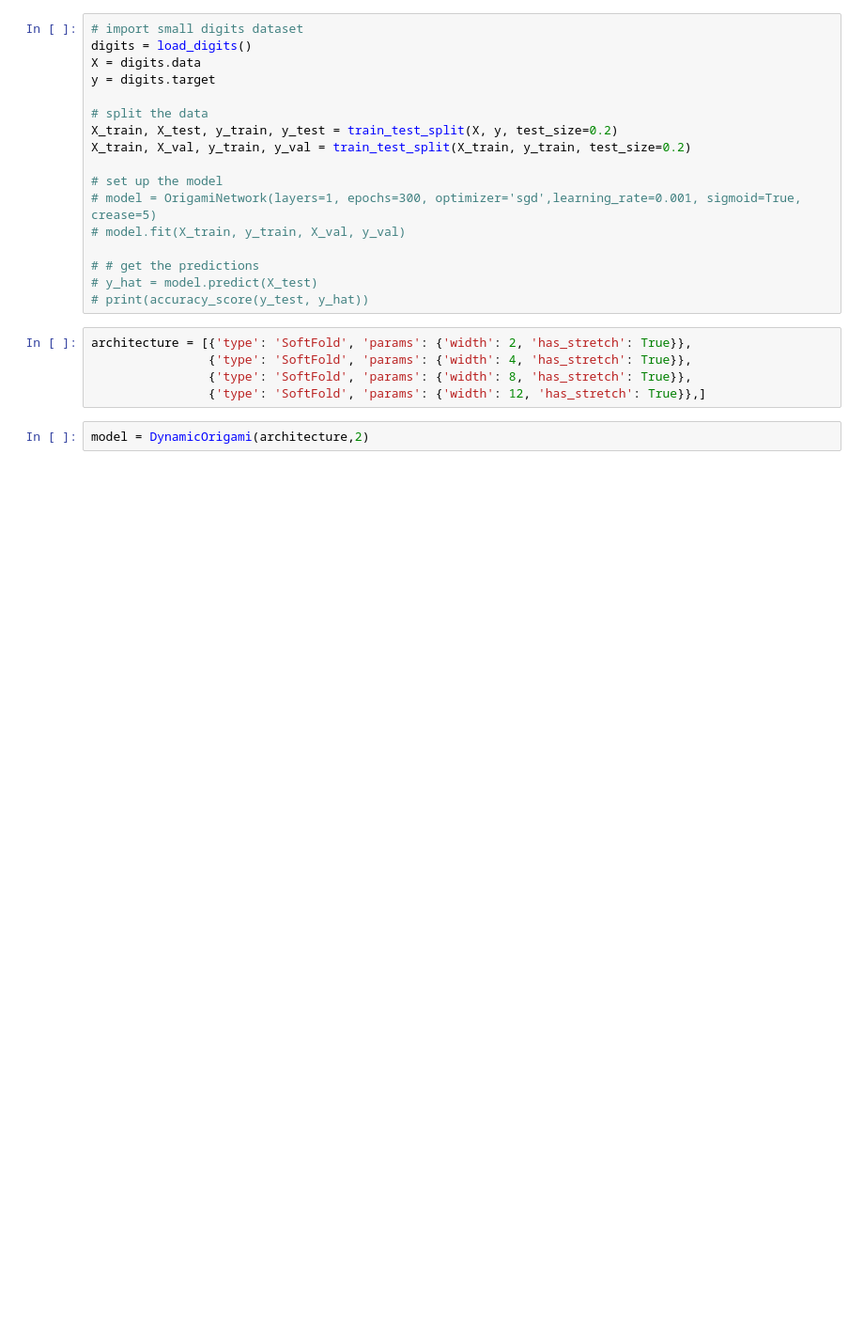
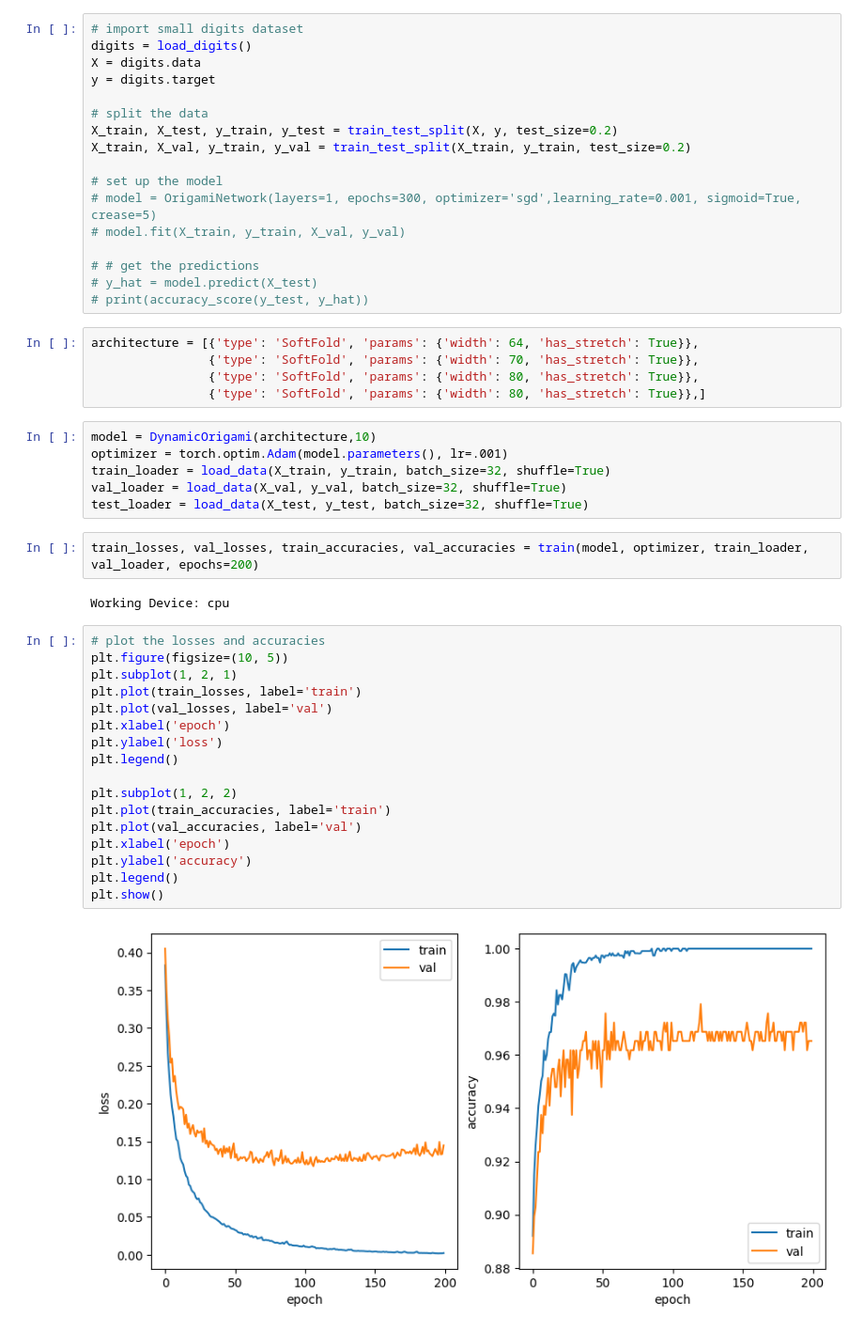
Before and after one commit to binDebug3/FoldAndCutNetworks, a Jupyter notebook: d-sam.ipynb, the cells around one changed output. Shown at 94% size. Cells and saved outputs as stored; diff of their text form; blank space fills up the shorter version.

Commit message:
tested model

```diff
--- a/d-sam.ipynb
+++ b/d-sam.ipynb
@@ -34,9 +35,36 @@ X_train, X_val, y_train, y_val = train_test_split(X_train, y_train, test_size=0.
 # y_hat = model.predict(X_test)
 # print(accuracy_score(y_test, y_hat))
 # %%
-architecture = [{'type': 'SoftFold', 'params': {'width': 2, 'has_stretch': True}},
-                {'type': 'SoftFold', 'params': {'width': 4, 'has_stretch': True}},
-                {'type': 'SoftFold', 'params': {'width': 8, 'has_stretch': True}},
-                {'type': 'SoftFold', 'params': {'width': 12, 'has_stretch': True}},]
+architecture = [{'type': 'SoftFold', 'params': {'width': 64, 'has_stretch': True}},
+                {'type': 'SoftFold', 'params': {'width': 70, 'has_stretch': True}},
+                {'type': 'SoftFold', 'params': {'width': 80, 'has_stretch': True}},
+                {'type': 'SoftFold', 'params': {'width': 80, 'has_stretch': True}},]
-# %%
-model = DynamicOrigami(architecture,2)
+# %%
+model = DynamicOrigami(architecture,10)
+optimizer = torch.optim.Adam(model.parameters(), lr=.001)
+train_loader = load_data(X_train, y_train, batch_size=32, shuffle=True)
+val_loader = load_data(X_val, y_val, batch_size=32, shuffle=True)
+test_loader = load_data(X_test, y_test, batch_size=32, shuffle=True)
+# %%
+train_losses, val_losses, train_accuracies, val_accuracies = train(model, optimizer, train_loader, val_loader, epochs=200)
+# %% [output]
+Working Device: cpu
+# %%
+# plot the losses and accuracies
+plt.figure(figsize=(10, 5))
+plt.subplot(1, 2, 1)
+plt.plot(train_losses, label='train')
+plt.plot(val_losses, label='val')
+plt.xlabel('epoch')
+plt.ylabel('loss')
+plt.legend()
+
+plt.subplot(1, 2, 2)
+plt.plot(train_accuracies, label='train')
+plt.plot(val_accuracies, label='val')
+plt.xlabel('epoch')
+plt.ylabel('accuracy')
+plt.legend()
+plt.show()
+# %% [output]
+[figure, added]
```
Also changed, not shown: parts of 1 cell of this notebook, 1 other file.
